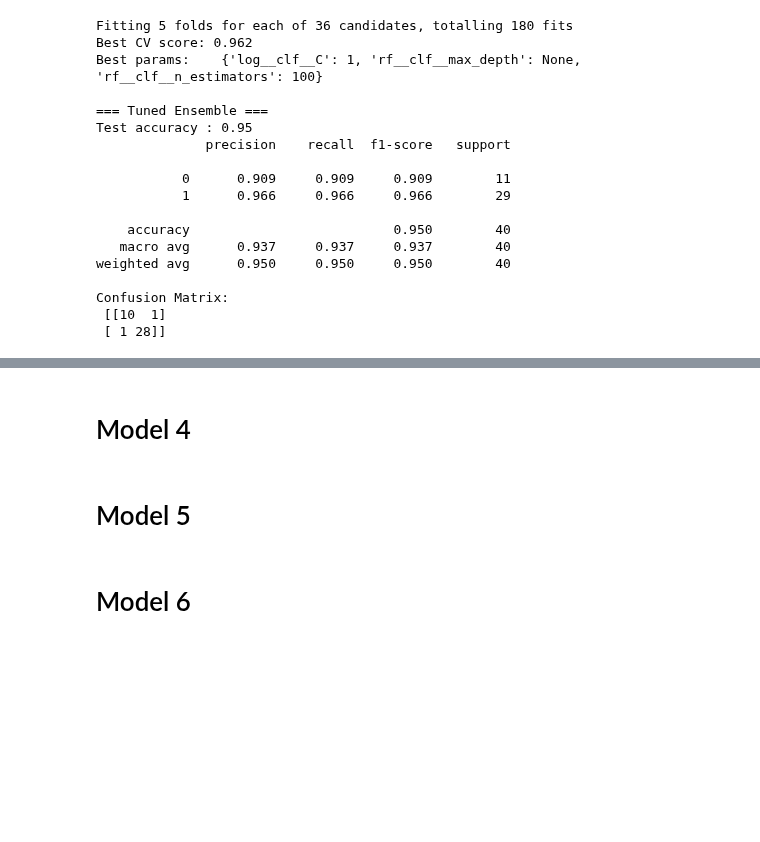
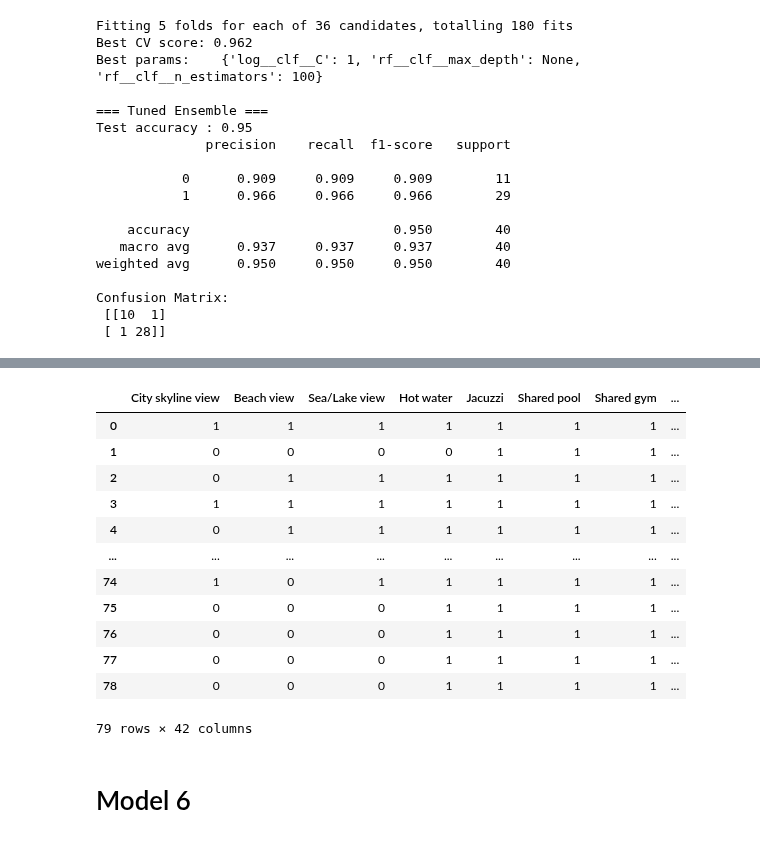
Before and after one commit to bacaSantiago/Time-series-TDA-, a Jupyter notebook: classification.ipynb, the cells around one changed output, grey strips where cells are left out. Cells and saved outputs as stored; diff of their text form; code cells hidden in the pictures; blank space fills up the shorter version.

```diff
--- a/classification.ipynb
+++ b/classification.ipynb
@@ -872,2 +582,0 @@ TypeError: a bytes-like object is required, not 'RangeIndex'
-# %% [markdown]
-# Model 4
@@ -972,2 +582,0 @@ for name, clf in models.items():
-# %% [markdown]
-# Model 5
@@ -1093,2 +583,18 @@ print(f"Test accuracy: {acc:.3f}")
+# %%
+df_attr.select_dtypes("number").drop(columns=["Base fee", "latitude", "longitude"]).iloc[:, 13:]
+# %% [output]
+|  | City skyline view | Beach view | Sea/Lake view | Hot water | Jacuzzi | Shared pool | Shared gym | ... |
+| 0 | 1 | 1 | 1 | 1 | 1 | 1 | 1 | ... |
+| 1 | 0 | 0 | 0 | 0 | 1 | 1 | 1 | ... |
+| 2 | 0 | 1 | 1 | 1 | 1 | 1 | 1 | ... |
+| 3 | 1 | 1 | 1 | 1 | 1 | 1 | 1 | ... |
+| 4 | 0 | 1 | 1 | 1 | 1 | 1 | 1 | ... |
+| ... | ... | ... | ... | ... | ... | ... | ... | ... |
+| 74 | 1 | 0 | 1 | 1 | 1 | 1 | 1 | ... |
+| 75 | 0 | 0 | 0 | 1 | 1 | 1 | 1 | ... |
+| 76 | 0 | 0 | 0 | 1 | 1 | 1 | 1 | ... |
+| 77 | 0 | 0 | 0 | 1 | 1 | 1 | 1 | ... |
+| 78 | 0 | 0 | 0 | 1 | 1 | 1 | 1 | ... |
+79 rows × 42 columns
 # %% [markdown]
 # Model 6
```
Also changed, not shown: parts of 13 cells of this notebook, 6 other files.
